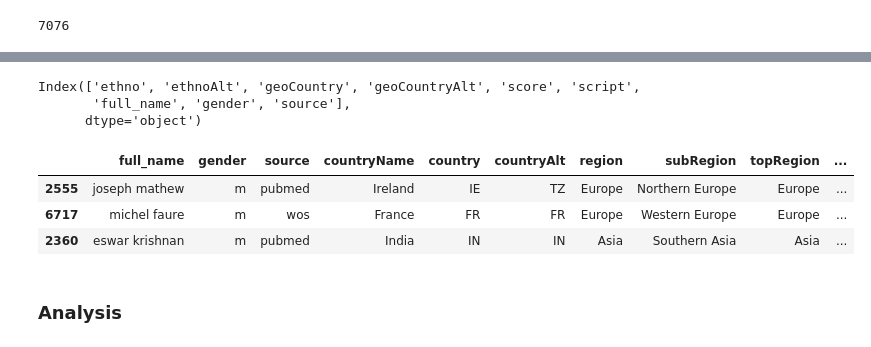
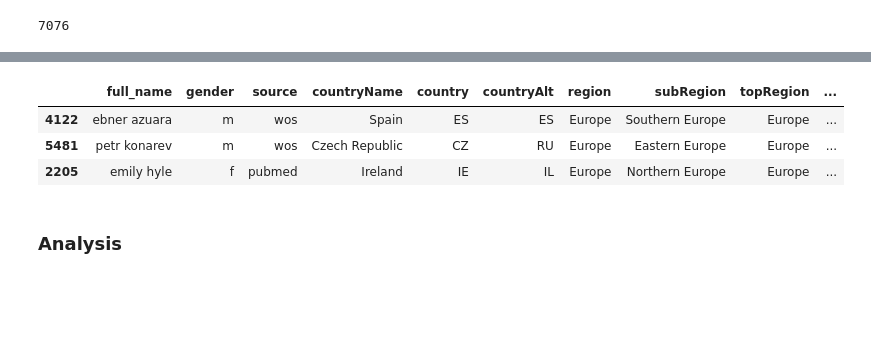
Before and after one commit to GenderGapSTEM-PublicationAnalysis/name_gender_inference, a Jupyter notebook: name_gender_inference/notebooks/Evaluation_name_onomastics.ipynb, the cells around one changed output, grey strips where cells are left out. Cells and saved outputs as stored; diff of their text form; code cells hidden in the pictures; blank space fills up the shorter version.

```diff
--- a/name_gender_inference/notebooks/Evaluation_name_onomastics.ipynb
+++ b/name_gender_inference/notebooks/Evaluation_name_onomastics.ipynb
@@ -179,9 +108,5 @@ Index(['country', 'countryAlt', 'countryFirstName', 'countryLastName',
-# %%
-diaspora_df.columns
-# %% [output]
-Index(['ethno', 'ethnoAlt', 'geoCountry', 'geoCountryAlt', 'score', 'script',
-       'full_name', 'gender', 'source'],
-      dtype='object')
 # %%
-df = origin_df[['full_name', 'gender', 'source', 'countryName', 'country', 'countryAlt',
-                'region', 'subRegion', 'topRegion', 'score']]
+origin_df = origin_df[['full_name', 'gender', 'source', 'countryName', 'country', 'countryAlt',
+                       'region', 'subRegion', 'topRegion', 'score']]
+
+origin_df = origin_df.rename({'score': 'score_origin'}, axis='columns')
@@ -194,10 +113,10 @@ df = df.rename({'score': 'score_diaspora'}, axis='columns')
 # %%
-df.sample(3)
+origin_df.sample(3)
 # %% [output]
 |  | full_name | gender | source | countryName | country | countryAlt | region | subRegion | topRegion | ... |
-| 2555 | joseph mathew | m | pubmed | Ireland | IE | TZ | Europe | Northern Europe | Europe | ... |
-| 6717 | michel faure | m | wos | France | FR | FR | Europe | Western Europe | Europe | ... |
-| 2360 | eswar krishnan | m | pubmed | India | IN | IN | Asia | Southern Asia | Asia | ... |
+| 4122 | ebner azuara | m | wos | Spain | ES | ES | Europe | Southern Europe | Europe | ... |
+| 5481 | petr konarev | m | wos | Czech Republic | CZ | RU | Europe | Eastern Europe | Europe | ... |
+| 2205 | emily hyle | f | pubmed | Ireland | IE | IL | Europe | Northern Europe | Europe | ... |
 # %% [markdown]
 ### Analysis
 # %%
```
Also changed, not shown: parts of 56 cells of this notebook, 1 other file.
